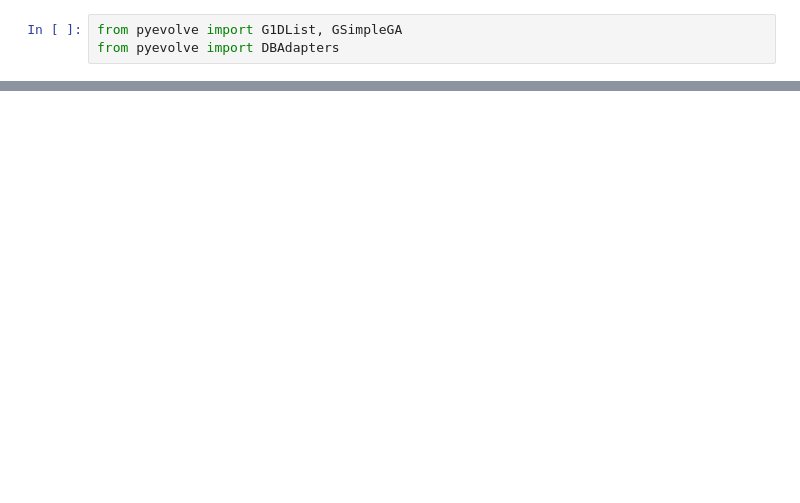
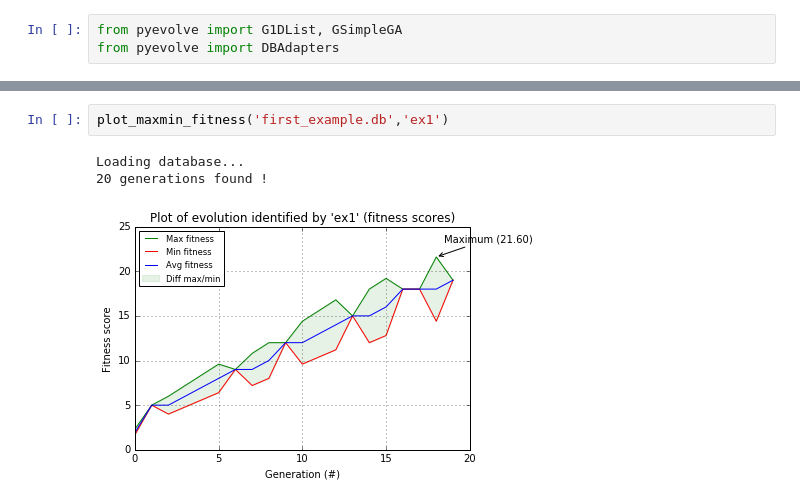
Before and after one commit to ecervera/ga-nb, a Jupyter notebook: Graphical Analysis.ipynb, the cells around one changed output, grey strips where cells are left out. Drawn from its saved outputs; the diff is of its cells as text; blank space fills up the shorter version.

```diff
--- a/Graphical Analysis.ipynb
+++ b/Graphical Analysis.ipynb
@@ -110,0 +96,6 @@ popScores
+# %%
+plot_maxmin_fitness('first_example.db','ex1')
+# %% [output]
+Loading database...
+20 generations found !
+[figure, added]
```
Also changed, not shown: parts of 33 cells of this notebook, 5 other files.
